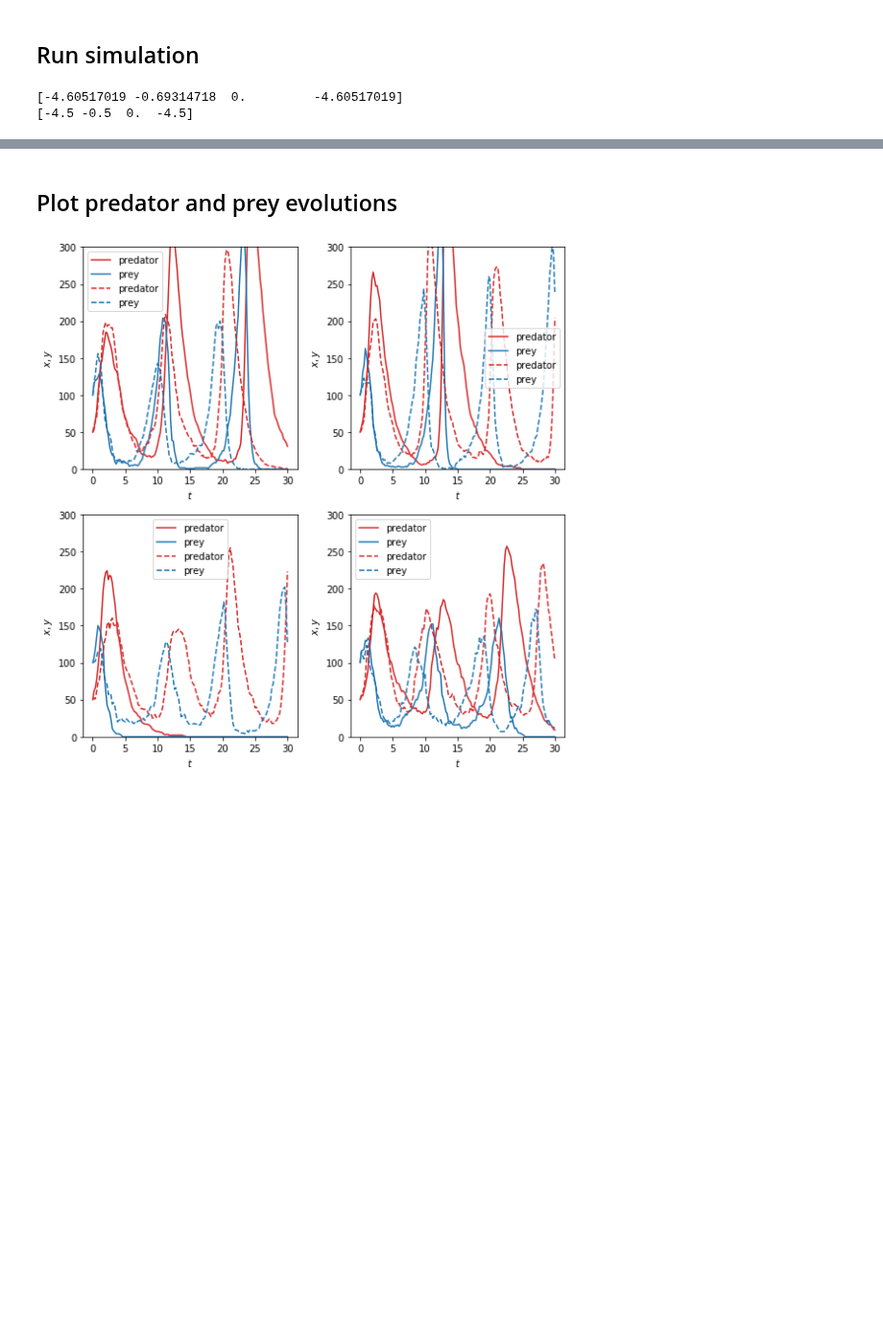
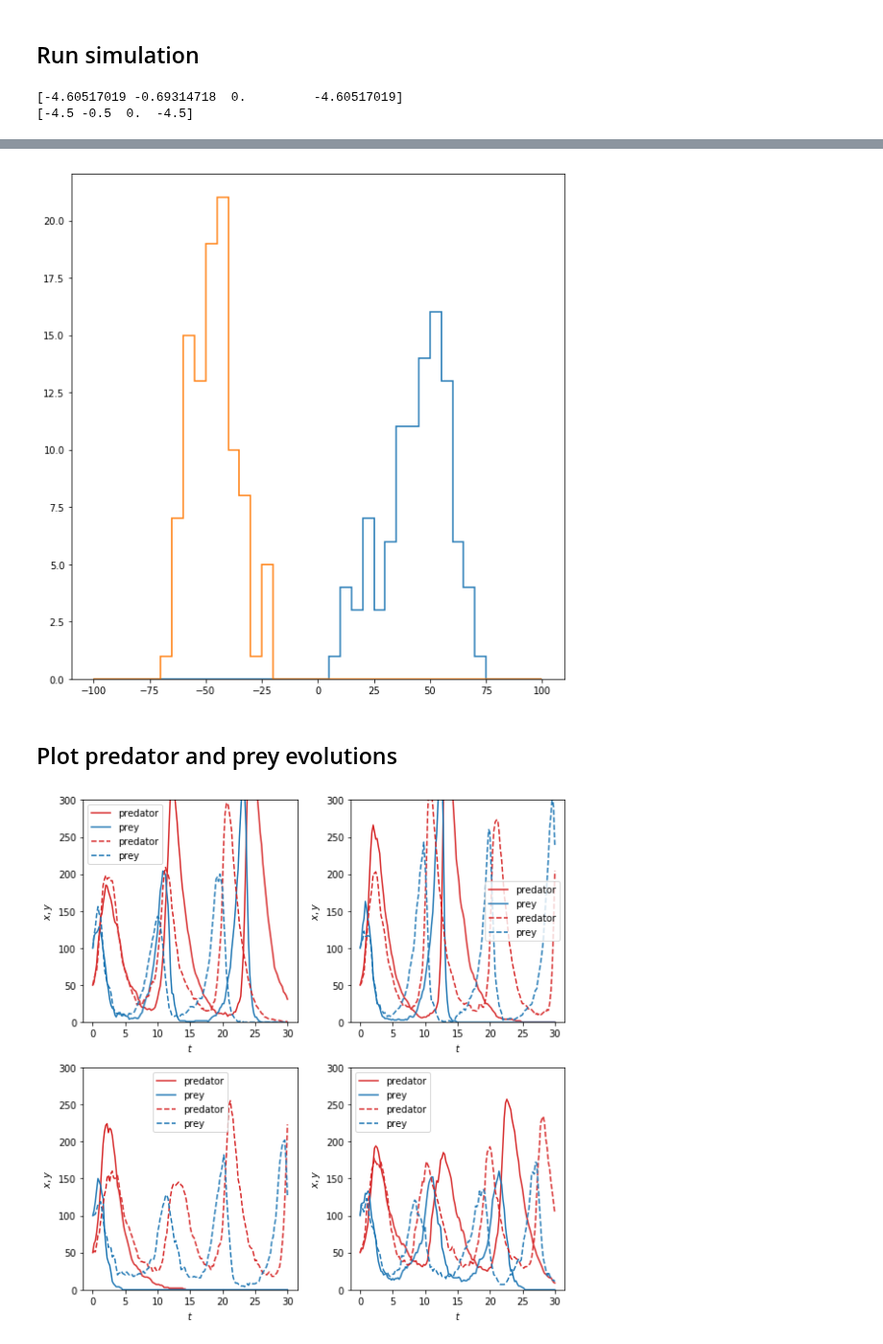
Before and after one commit to johannbrehmer/goldmine, a Jupyter notebook: goldmine/notebooks/lotka_volterra/simulator.ipynb, the cells around one changed output, grey strips where cells are left out. Shown at 96% size. Drawn from its saved outputs; the diff is of its cells as text; code cells hidden in the pictures; blank space fills up the shorter version.

```diff
--- a/goldmine/notebooks/lotka_volterra/simulator.ipynb
+++ b/goldmine/notebooks/lotka_volterra/simulator.ipynb
@@ -24,6 +24,6 @@ print(theta1)
 [-4.60517019 -0.69314718  0.         -4.60517019]
 [-4.5 -0.5  0.  -4.5]
 # %%
-#x0, histories0 = simulator.rvs(theta0, 100, return_histories=True)
-x1, histories1 = simulator.rvs(theta1, 100, return_histories=True)
+x0, log_r_xz0, histories0 = simulator.rvs_ratio(theta0, theta0, theta1, 100, return_histories=True)
+x1, log_r_xz1, histories1 = simulator.rvs_ratio(theta1, theta0, theta1, 100, return_histories=True)
 # %% [output]
@@ -47,3 +69,13 @@ x1, histories1 = simulator.rvs(theta1, 100, return_histories=True)
+# %%
+fig = plt.figure(figsize=(8,8))
+
+plt.hist(log_r_xz0, range=(-100.,100.), bins=40, lw=1.5, ls='-', histtype='step')
+plt.hist(log_r_xz1, range=(-100.,100.), bins=40, lw=1.5, ls='-', histtype='step')
+
+plt.tight_layout()
+plt.show()
+# %% [output]
+[figure, added]
 # %% [markdown]
 ## Plot predator and prey evolutions
 # %%
```
Also changed, not shown: parts of 3 cells of this notebook, 5 other files.
